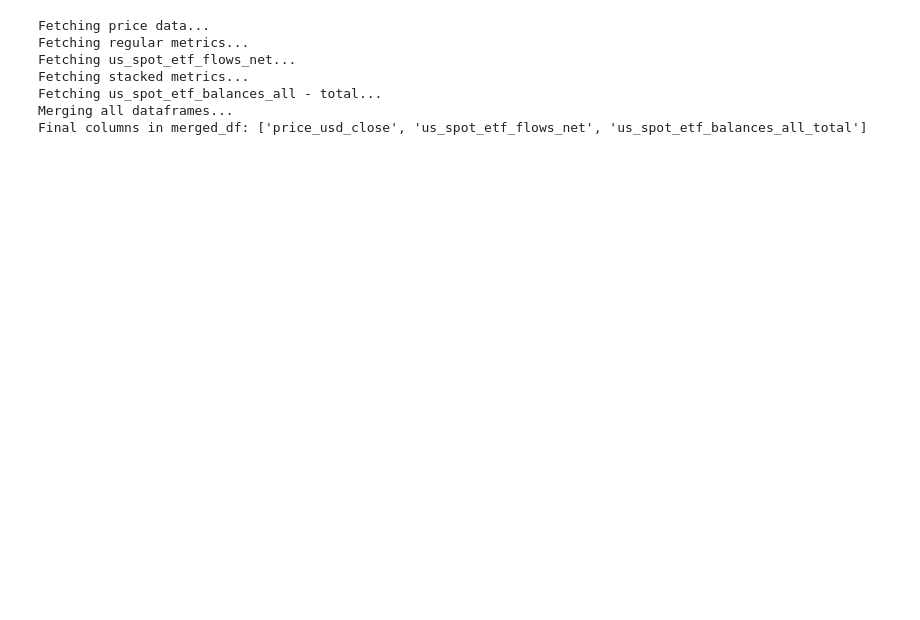
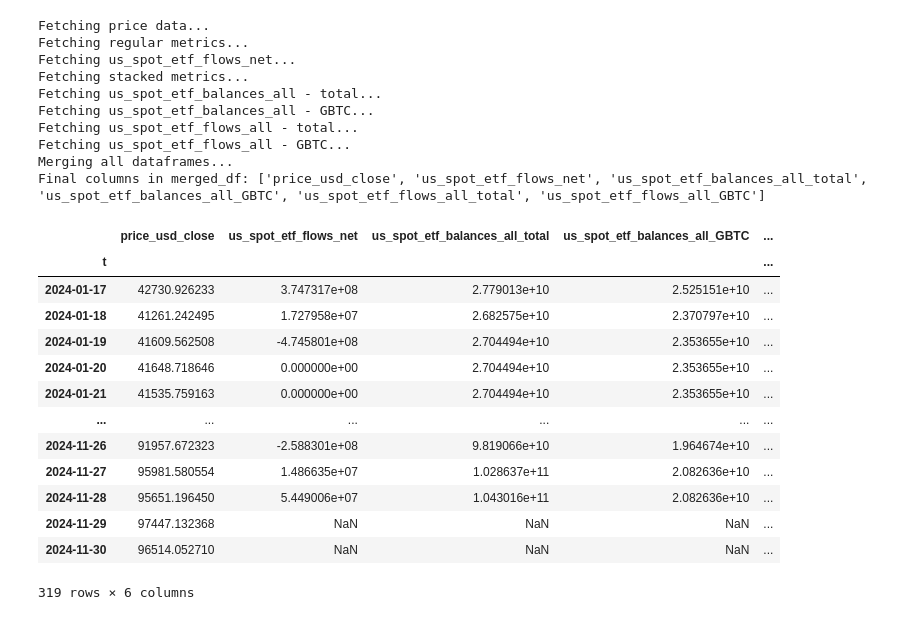
Before and after one commit to CryptoVizArt/glassnode_riskNewsLetter, a Jupyter notebook: spotETF_phase_02/spotETF_riskAssessement_plot_v000.ipynb, the cells around one changed output. Drawn from its saved outputs; the diff is of its cells as text; code cells hidden in the pictures; blank space fills up the shorter version.

```diff
--- a/spotETF_phase_02/spotETF_riskAssessement_plot_v000.ipynb
+++ b/spotETF_phase_02/spotETF_riskAssessement_plot_v000.ipynb
@@ -10,7 +10,7 @@ from plotly.subplots import make_subplots
 
 # Constants
 API_KEY = '2lZRFGaqFiEYkzr7WUuT4EaoC1X'  # Replace with your actual API key
-SINCE_DATE = int(datetime(2024, 1, 18).timestamp())  # Jan 1, 2015
+SINCE_DATE = int(datetime(2024, 1, 17).timestamp())  # Jan 1, 2015
 UNTIL_DATE = int(datetime.now().timestamp())  # Current date
 
 # URLs for fetching data
@@ -21,7 +21,8 @@ METRICS = [
 
 # Dictionary for stacked metrics: URL -> key to extract
 METRICS_STACKED = {
-    'https://api.glassnode.com/v1/metrics/institutions/us_spot_etf_balances_all': ['total']
+    'https://api.glassnode.com/v1/metrics/institutions/us_spot_etf_balances_all': ['total','GBTC'],
+    'https://api.glassnode.com/v1/metrics/institutions/us_spot_etf_flows_all': ['total','GBTC']
 }
 
 def fetch_glassnode_data(url, asset='BTC', key_to_extract=None):
@@ -113,8 +114,28 @@ Fetching regular metrics...
 Fetching us_spot_etf_flows_net...
 Fetching stacked metrics...
 Fetching us_spot_etf_balances_all - total...
+Fetching us_spot_etf_balances_all - GBTC...
+Fetching us_spot_etf_flows_all - total...
+Fetching us_spot_etf_flows_all - GBTC...
 Merging all dataframes...
-Final columns in merged_df: ['price_usd_close', 'us_spot_etf_flows_net', 'us_spot_etf_balances_all_total']
+Final columns in merged_df: ['price_usd_close', 'us_spot_etf_flows_net', 'us_spot_etf_balances_all_total', 'us_spot_etf_balances_all_GBTC', 'us_spot_etf_flows_all_total', 'us_spot_etf_flows_all_GBTC']
+# %%
+merged_df
+# %% [output]
+|  | price_usd_close | us_spot_etf_flows_net | us_spot_etf_balances_all_total | us_spot_etf_balances_all_GBTC | ... |
+| t |  |  |  |  | ... |
+| 2024-01-17 | 42730.926233 | 3.747317e+08 | 2.779013e+10 | 2.525151e+10 | ... |
+| 2024-01-18 | 41261.242495 | 1.727958e+07 | 2.682575e+10 | 2.370797e+10 | ... |
+| 2024-01-19 | 41609.562508 | -4.745801e+08 | 2.704494e+10 | 2.353655e+10 | ... |
+| 2024-01-20 | 41648.718646 | 0.000000e+00 | 2.704494e+10 | 2.353655e+10 | ... |
+| 2024-01-21 | 41535.759163 | 0.000000e+00 | 2.704494e+10 | 2.353655e+10 | ... |
+| ... | ... | ... | ... | ... | ... |
+| 2024-11-26 | 91957.672323 | -2.588301e+08 | 9.819066e+10 | 1.964674e+10 | ... |
+| 2024-11-27 | 95981.580554 | 1.486635e+07 | 1.028637e+11 | 2.082636e+10 | ... |
+| 2024-11-28 | 95651.196450 | 5.449006e+07 | 1.043016e+11 | 2.082636e+10 | ... |
+| 2024-11-29 | 97447.132368 | NaN | NaN | NaN | ... |
+| 2024-11-30 | 96514.052710 | NaN | NaN | NaN | ... |
+319 rows × 6 columns
 # %%
 def calculate_smoothed_bands_v0(df, column = 'us_spot_etf_flows_net', smoothing_fun='sma', smoothing_window=1, range_method='maxmin', range_window=90):
   # Calculate product of the two columns
```
Also changed, not shown: parts of 6 cells of this notebook, 10 other files.
